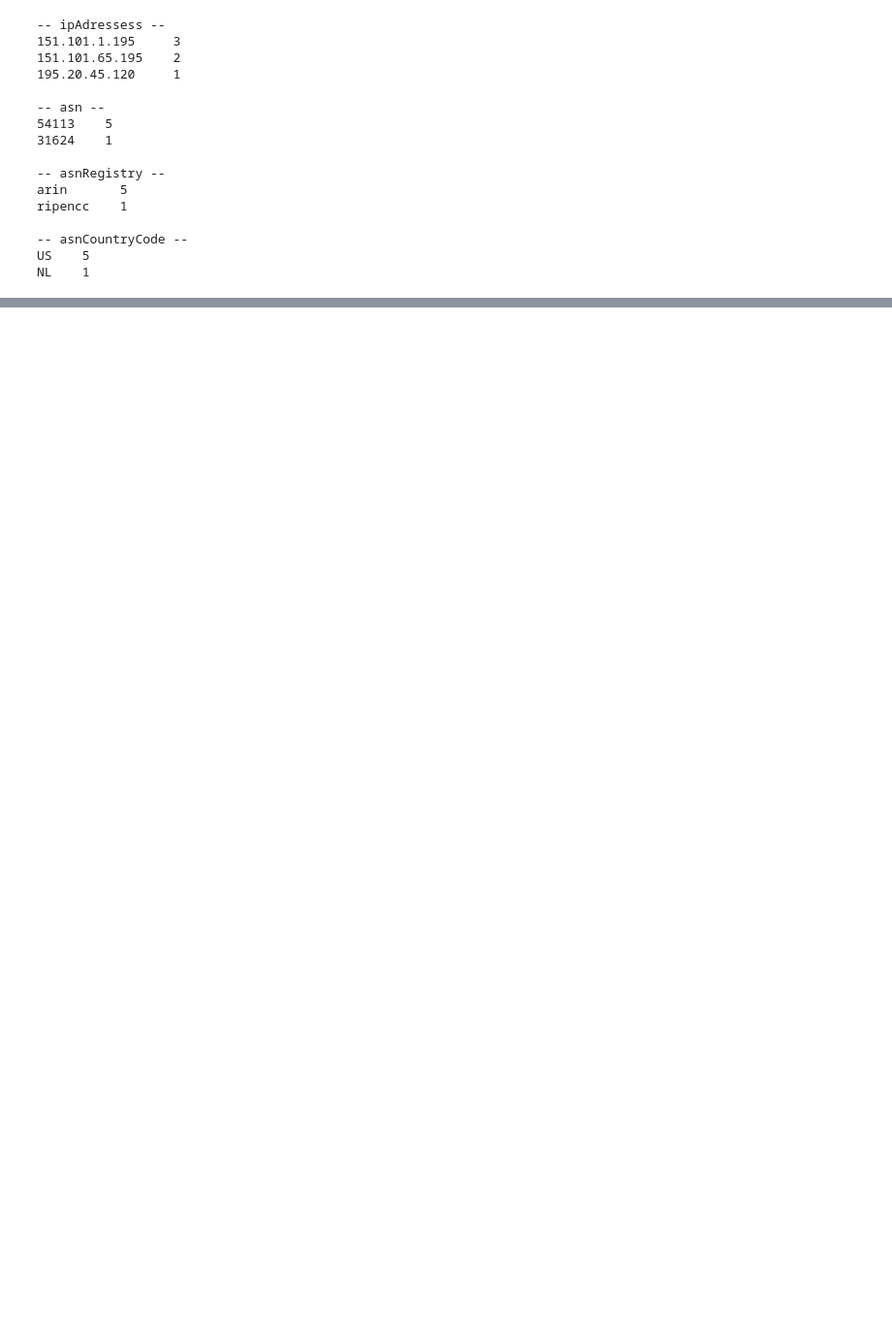
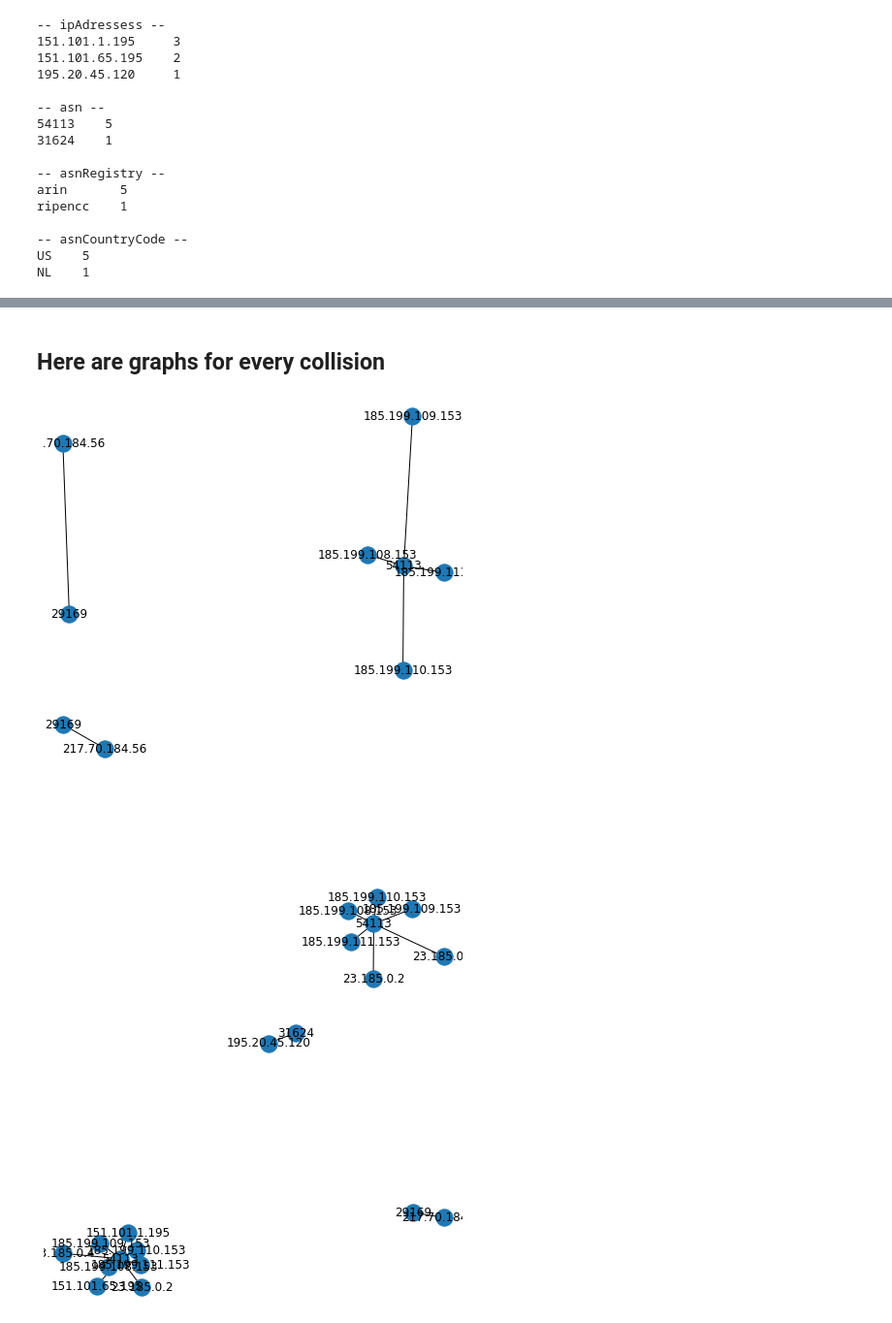
Before and after one commit to mmesba85/CertifStates, a Jupyter notebook: analysis/analysis.ipynb, the cells around one changed output, grey strips where cells are left out. Shown: that part at 97% size. Cells and saved outputs as stored; diff of their text form; code cells hidden in the pictures; blank space fills up the shorter version.

```diff
--- a/analysis/analysis.ipynb
+++ b/analysis/analysis.ipynb
@@ -120,0 +137,22 @@ collision1
+# %% [markdown]
+## Here are graphs for every collision
+# %%
+g = nx.Graph()
+
+for collision in results :
+    collision['ipAdressess'].unique()
+    ip_source = set(_)
+    ip_asn_counter = [(ip, Counter(list(collision[collision['ipAdressess'] == ip]['asn']))) for ip in ip_source]
+
+
+    for ip, c in ip_asn_counter:
+        for k, v in c.items():
+            g.add_edge(ip, k, weight=v)
+
+    pos = nx.spring_layout(g)
+    plt.figure()
+    nx.draw(g, pos, with_labels=True)
+# %% [output]
+[figure, added]
+[figure, added]
+[figure, added]
```
Also changed, not shown: parts of 11 cells of this notebook, 1 other file.
